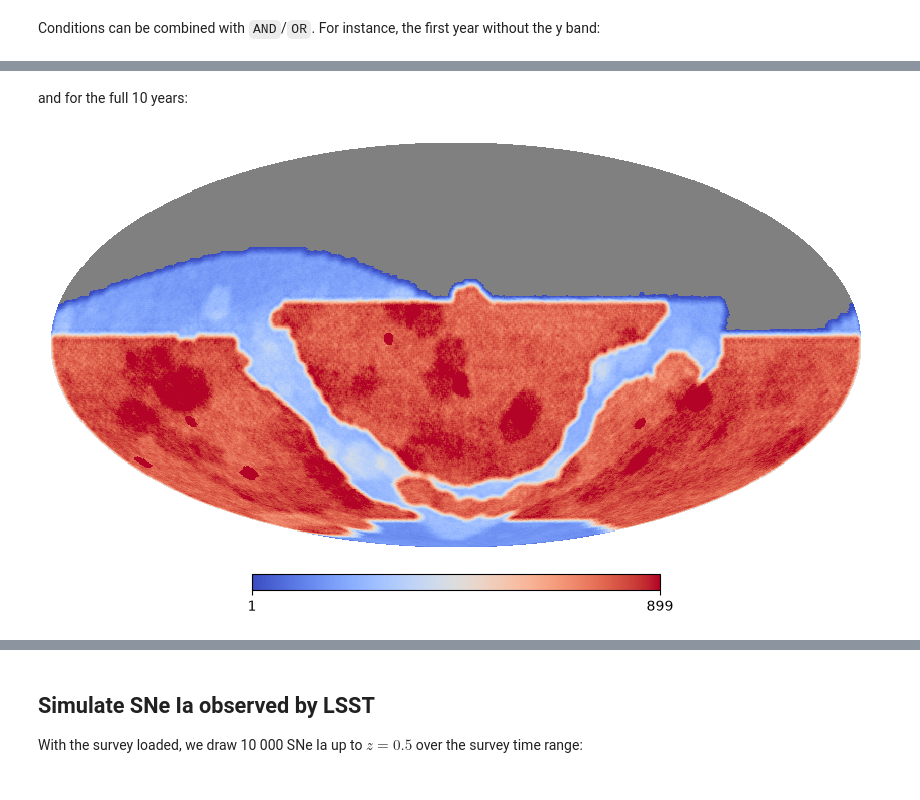
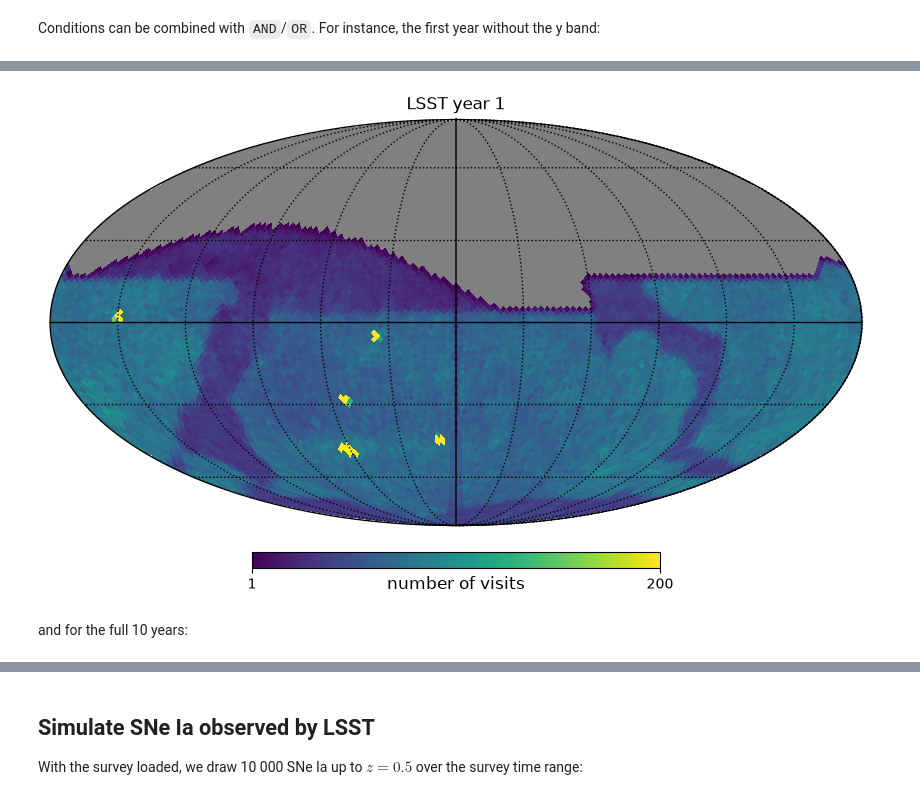
Before and after one commit to MickaelRigault/skysurvey, a Jupyter notebook: docs/howto/load_lsst.ipynb, the cells around one changed output, grey strips where cells are left out. Drawn from its saved outputs; the diff is of its cells as text; code cells hidden in the pictures.

```diff
--- a/docs/howto/load_lsst.ipynb
+++ b/docs/howto/load_lsst.ipynb
@@ -116,7 +116,6 @@ lsst_yr1.show(vmin=0, vmax=coverage_yr1.quantile(0.95), cmap="coolwarm")
+# %%
+fig = lsst_yr1.show_nvisits_healpix(nside=32, title="LSST year 1", max=200)
+# %% [output]
+[figure, added]
 # %% [markdown]
 and for the full 10 years:
-# %%
-coverage = lsst.get_fieldcoverage()
-lsst.show(vmin=0, vmax=coverage.quantile(0.95), cmap="coolwarm")
-# %% [output]
-[figure, removed]
```
Also changed, not shown: parts of 19 cells of this notebook, 13 other files.
